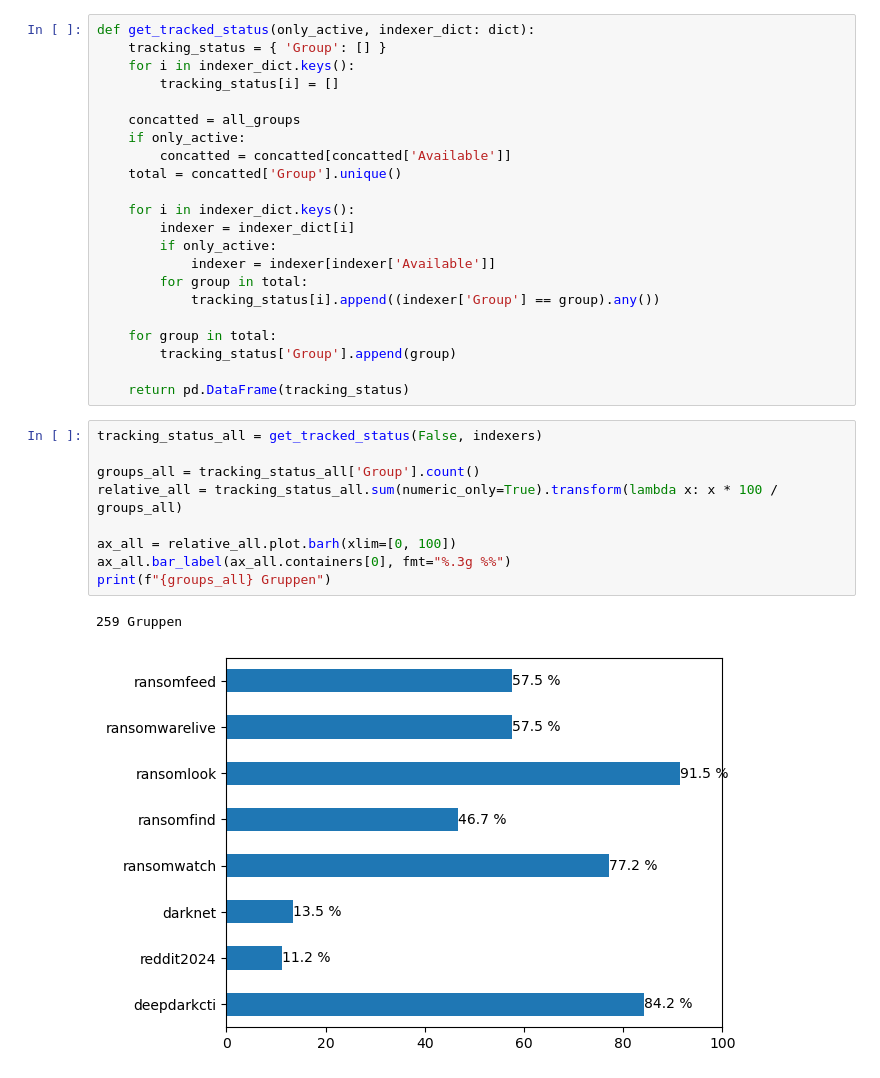
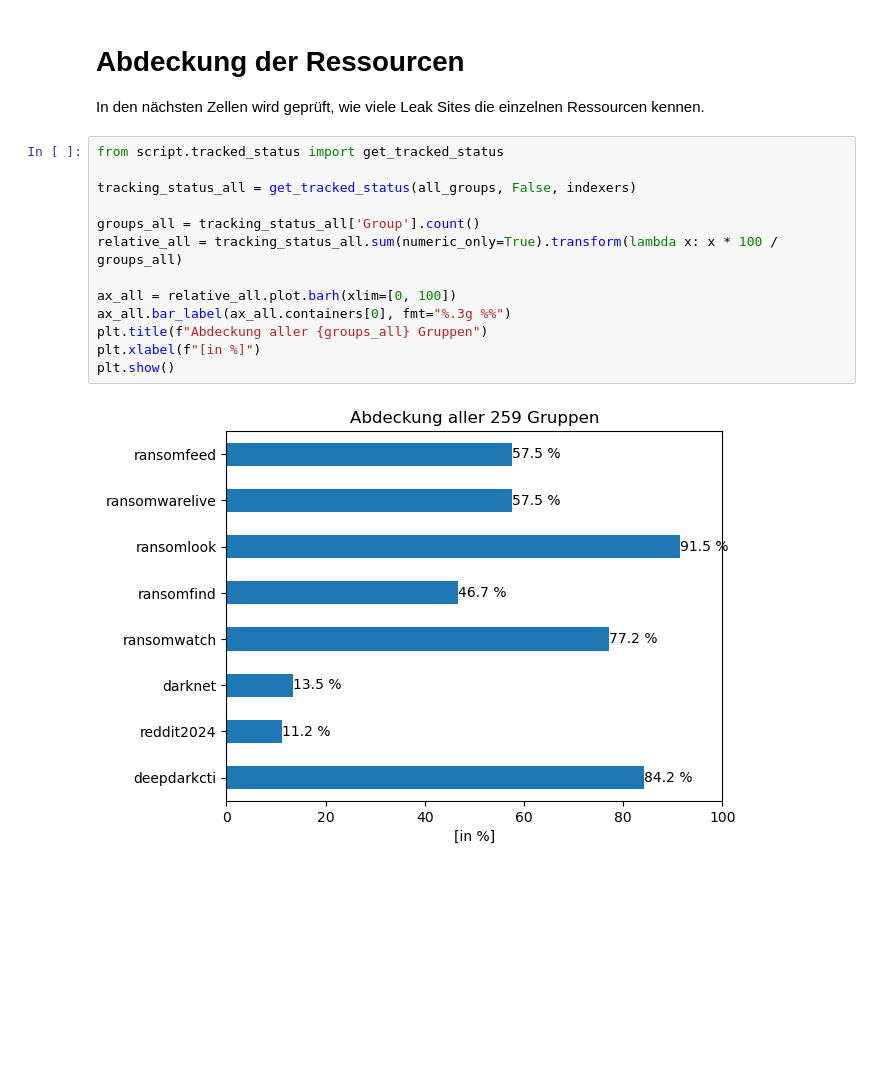
Before and after one commit to kilianfriedrich/darknet-seminar, a Jupyter notebook: leak_sites.ipynb, the cells around one changed output. Saved outputs shown, nothing was run; the diff lists cells and outputs as text; blank space fills up the shorter version.

```diff
--- a/leak_sites.ipynb
+++ b/leak_sites.ipynb
@@ -140,35 +143,20 @@ def get_tracked_status(only_active, indexer_dict: dict):
-# %%
-def get_tracked_status(only_active, indexer_dict: dict):
-    tracking_status = { 'Group': [] }
-    for i in indexer_dict.keys():
-        tracking_status[i] = []
-
-    concatted = all_groups
-    if only_active:
-        concatted = concatted[concatted['Available']]
-    total = concatted['Group'].unique()
-
-    for i in indexer_dict.keys():
-        indexer = indexer_dict[i]
-        if only_active:
-            indexer = indexer[indexer['Available']]
-        for group in total:
-            tracking_status[i].append((indexer['Group'] == group).any())
-
-    for group in total:
-        tracking_status['Group'].append(group)
-
-    return pd.DataFrame(tracking_status)
+# %% [markdown]
+# Abdeckung der Ressourcen
+
+In den nächsten Zellen wird geprüft, wie viele Leak Sites die einzelnen Ressourcen kennen.
 # %%
-tracking_status_all = get_tracked_status(False, indexers)
+from script.tracked_status import get_tracked_status
+
+tracking_status_all = get_tracked_status(all_groups, False, indexers)
 
 groups_all = tracking_status_all['Group'].count()
 relative_all = tracking_status_all.sum(numeric_only=True).transform(lambda x: x * 100 / groups_all)
 
 ax_all = relative_all.plot.barh(xlim=[0, 100])
 ax_all.bar_label(ax_all.containers[0], fmt="%.3g %%")
-print(f"{groups_all} Gruppen")
+plt.title(f"Abdeckung aller {groups_all} Gruppen")
+plt.xlabel(f"[in %]")
+plt.show()
 # %% [output]
-259 Gruppen
-[figure, old version]
+[figure, new version]
 # %%
```
Also changed, not shown: parts of 25 cells of this notebook, 4 other files.
